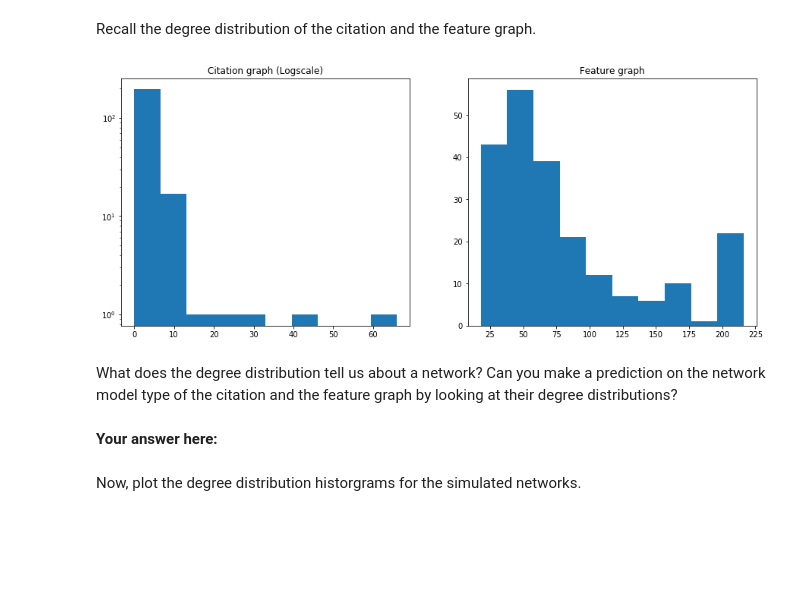
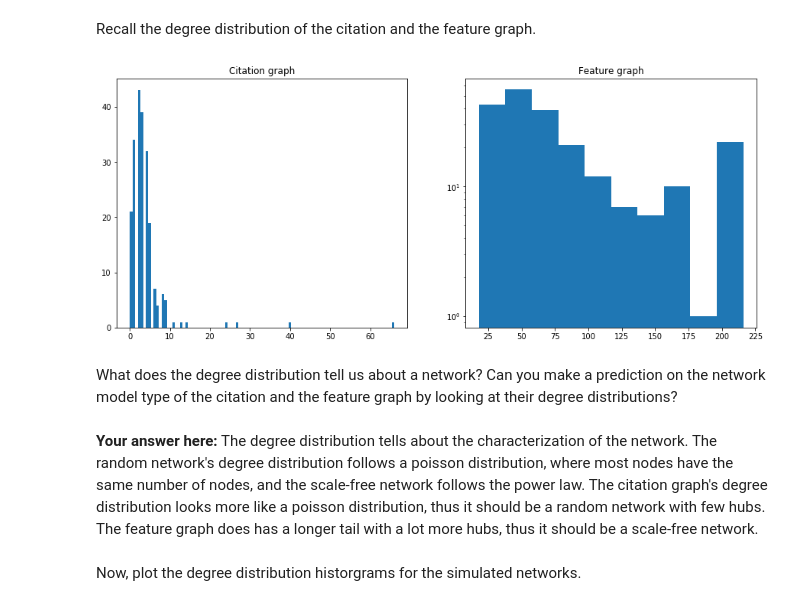
Before and after one commit to Sytta/ntds_2019, a Jupyter notebook: assignments/1_network_science.ipynb, the cells around one changed output. Drawn from its saved outputs; the diff is of its cells as text; code cells hidden in the pictures; blank space fills up the shorter version.

```diff
--- a/assignments/1_network_science.ipynb
+++ b/assignments/1_network_science.ipynb
@@ -547,18 +547,18 @@ The giant component of the new Erdos-Rényi network has 74 nodes and 76 edges.
 Recall the degree distribution of the citation and the feature graph.
 # %%
 fig, axes = plt.subplots(1, 2, figsize=(15, 6))
-axes[0].set_title('Citation graph (Logscale)')
+axes[0].set_title('Citation graph')
 citation_degrees = degrees_citation # Your code here.
-axes[0].hist(citation_degrees, log=True);
+axes[0].hist(citation_degrees, bins=100);
 axes[1].set_title('Feature graph')
 feature_degrees = degrees_feature# Your code here.
-axes[1].hist(feature_degrees);
+axes[1].hist(feature_degrees, log=True);
 # %% [output]
-[figure, old version]
+[figure, new version]
 # %% [markdown]
 What does the degree distribution tell us about a network? Can you make a prediction on the network model type of the citation and the feature graph by looking at their degree distributions?
-# %% [markdown]
-**Your answer here:**
+# %% [markdown]
+**Your answer here:** The degree distribution tells about the characterization of the network. The random network's degree distribution follows a poisson distribution, where most nodes have the same number of nodes, and the scale-free network follows the power law. The citation graph's degree distribution looks more like a poisson distribution, thus it should be a random network with few hubs. The feature graph does has a longer tail with a lot more hubs, thus it should be a scale-free network.
 # %% [markdown]
 Now, plot the degree distribution historgrams for the simulated networks.
 # %%
```
Also changed, not shown: parts of 11 cells of this notebook, 1 other file.
